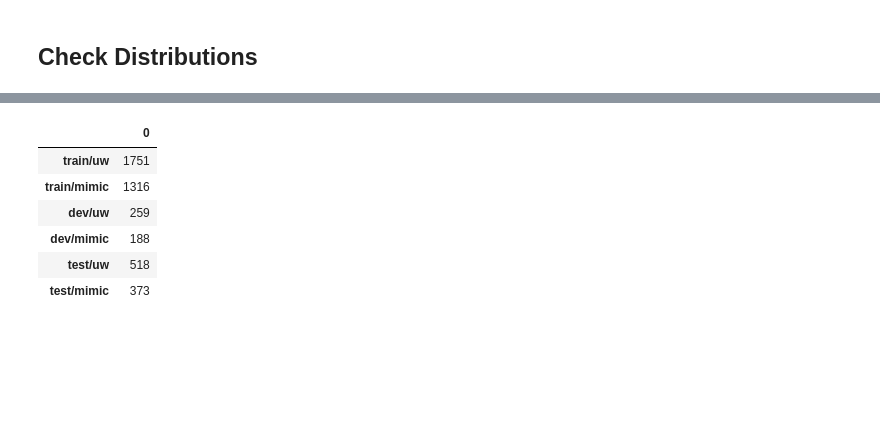
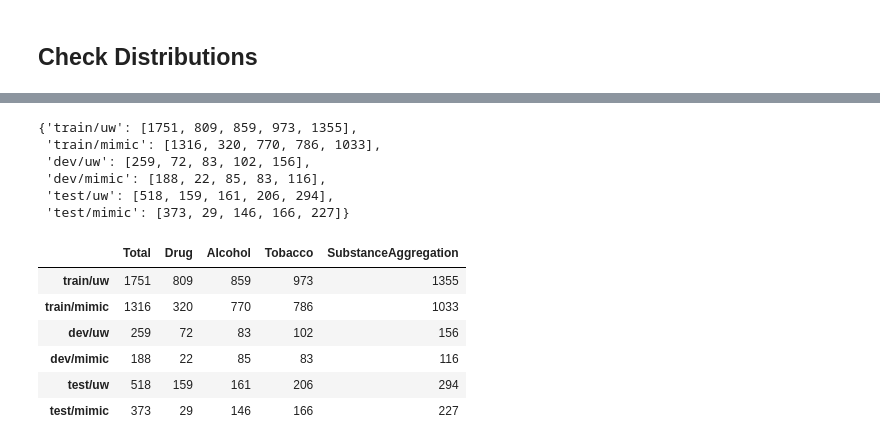
Before and after one commit to LinguisticAnomalies/DeconDTN, a Jupyter notebook: notebooks_xiruo/[explore] SHAC.ipynb, the cells around one changed output, grey strips where cells are left out. Saved outputs shown, nothing was run; the diff lists cells and outputs as text; code cells hidden in the pictures; blank space fills up the shorter version.

```diff
--- a/notebooks_xiruo/[explore] SHAC.ipynb
+++ b/notebooks_xiruo/[explore] SHAC.ipynb
@@ -353,14 +335,26 @@ for c in itertools.product(['train','dev','test'], ['uw','mimic']):
 
     df_labels = getPatientLabel(base_dir=base_dir, file_group=file_group)
 
-    tmp[file_group] = df_labels.shape[0]
+    tmp[file_group] = [df_labels.shape[0]] + [df_labels['Drug'].sum()] + [df_labels['Alcohol'].sum()] + [df_labels['Tobacco'].sum()] + [df_labels['SubstanceAgg'].sum()]
-# %%
-pd.DataFrame(tmp, index=range(1)).T
-# %% [output]
-|  | 0 |
-| train/uw | 1751 |
-| train/mimic | 1316 |
-| dev/uw | 259 |
-| dev/mimic | 188 |
-| test/uw | 518 |
-| test/mimic | 373 |
+# %%
+tmp
+# %% [output]
+{'train/uw': [1751, 809, 859, 973, 1355],
+ 'train/mimic': [1316, 320, 770, 786, 1033],
+ 'dev/uw': [259, 72, 83, 102, 156],
+ 'dev/mimic': [188, 22, 85, 83, 116],
+ 'test/uw': [518, 159, 161, 206, 294],
+ 'test/mimic': [373, 29, 146, 166, 227]}
+# %%
+ret = pd.DataFrame.from_dict(tmp, orient='columns').T
+ret.columns = ['Total','Drug','Alcohol','Tobacco','SubstanceAggregation']
+# %%
+ret
+# %% [output]
+|  | Total | Drug | Alcohol | Tobacco | SubstanceAggregation |
+| train/uw | 1751 | 809 | 859 | 973 | 1355 |
+| train/mimic | 1316 | 320 | 770 | 786 | 1033 |
+| dev/uw | 259 | 72 | 83 | 102 | 156 |
+| dev/mimic | 188 | 22 | 85 | 83 | 116 |
+| test/uw | 518 | 159 | 161 | 206 | 294 |
+| test/mimic | 373 | 29 | 146 | 166 | 227 |
```
Also changed, not shown: parts of 3 cells of this notebook, 1 other file.
